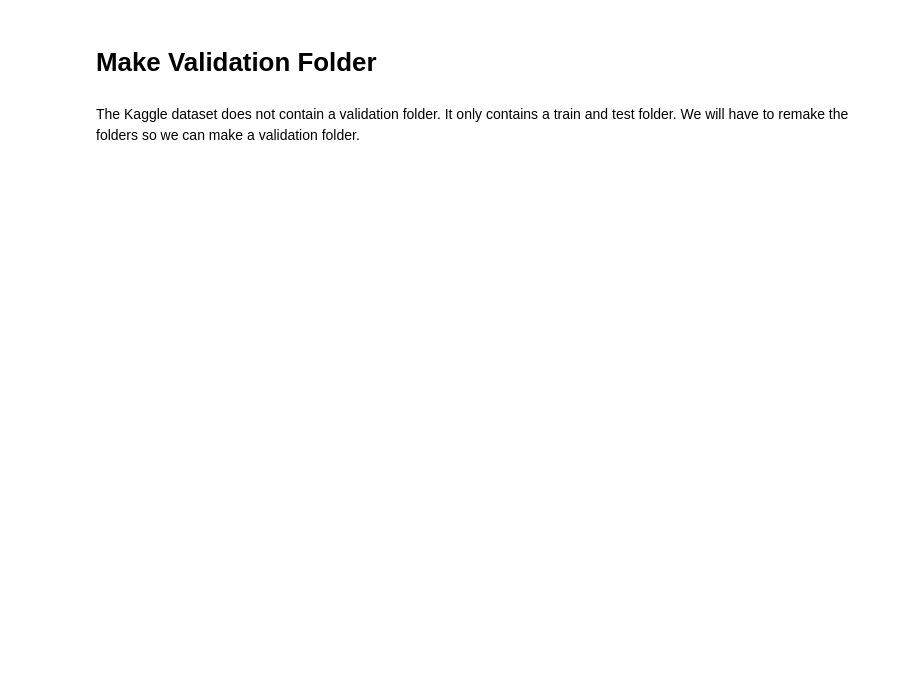
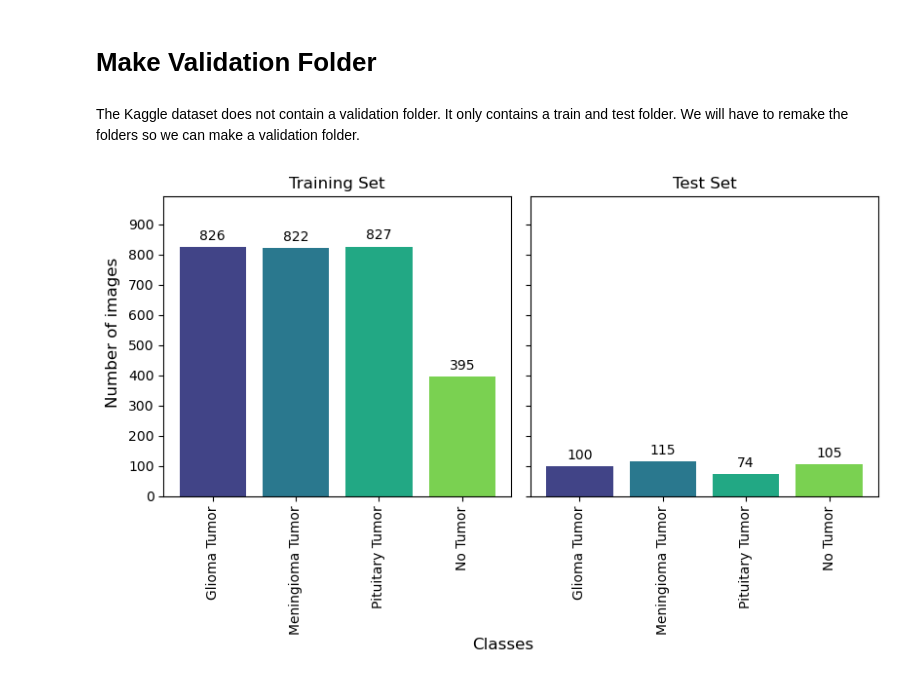
Before and after one commit to cristopher-d-delgado/brain_tumor_classification, a Jupyter notebook: data_split.ipynb, the cells around one changed output. Cells and saved outputs as stored; diff of their text form; code cells hidden in the pictures; blank space fills up the shorter version.

Commit message:
made visualization of original data dist

```diff
--- a/data_split.ipynb
+++ b/data_split.ipynb
@@ -40,0 +28,61 @@ train_counts = {
+# %%
+import matplotlib.pyplot as plt
+import os
+import matplotlib.ticker as ticker
+%matplotlib inline
+
+# Define counts
+train_counts = {
+    "Glioma Tumor": len(os.listdir(glioma_tumor_train)),
+    "Meningioma Tumor": len(os.listdir(meningioma_tumor_train)),
+    "Pituitary Tumor": len(os.listdir(pituitary_tumor_train)),
+    "No Tumor": len(os.listdir(no_tumor_train))
+}
+
+test_counts = {
+    "Glioma Tumor": len(os.listdir(glioma_tumor_test)),
+    "Meningioma Tumor": len(os.listdir(meningioma_tumor_test)),
+    "Pituitary Tumor": len(os.listdir(pituitary_tumor_test)),
+    "No Tumor": len(os.listdir(no_tumor_test))
+}
+
+# Generate a segmented colormap
+viridis = plt.cm.viridis
+colors = viridis([0.2, 0.4, 0.6, 0.8])  # Divide viridis into four segments
+
+# Plot distributions
+fig, ax = plt.subplots(1, 2, figsize=(8,5), facecolor='white', sharex=True, sharey=True)
+
+# Function to add labels on top of bars
+def add_labels(ax, counts):
+    for bar, count in zip(ax.patches, counts.values()):
+        height = bar.get_height()
+        ax.annotate(f'{count}', xy=(bar.get_x() + bar.get_width() / 2, height),
+                    xytext=(0, 3), textcoords='offset points',
+                    ha='center', va='bottom')
+
+
+# Plot Train subplot
+ax[0].bar(train_counts.keys(), train_counts.values(), color=colors, label="Train")
+ax[0].set_title("Training Set")
+ax[0].tick_params(axis='x', rotation=90)
+ax[0].set_ylim(0, max(train_counts.values()) * 1.2)
+ax[0].yaxis.set_major_locator(ticker.MaxNLocator(integer=True))  # Set major ticks to integer values
+add_labels(ax[0], train_counts)
+
+# Plot Test subplot
+ax[1].bar(test_counts.keys(), test_counts.values(), color=colors, label="Test")
+ax[1].set_title("Test Set")
+ax[1].tick_params(axis='x', rotation=90)
+add_labels(ax[1], test_counts)
+
+# Set common x-label for both subplots
+fig.text(0.5, 0, 'Classes', ha='center', fontsize=12)
+
+# Set common y-label for both subplots
+fig.text(-0.01, 0.65, 'Number of images', va='center', rotation=90, fontsize=12)
+
+plt.tight_layout()
+plt.show()
+# %% [output]
+[figure, added]
```
Also changed, not shown: parts of 1 cell of this notebook.
